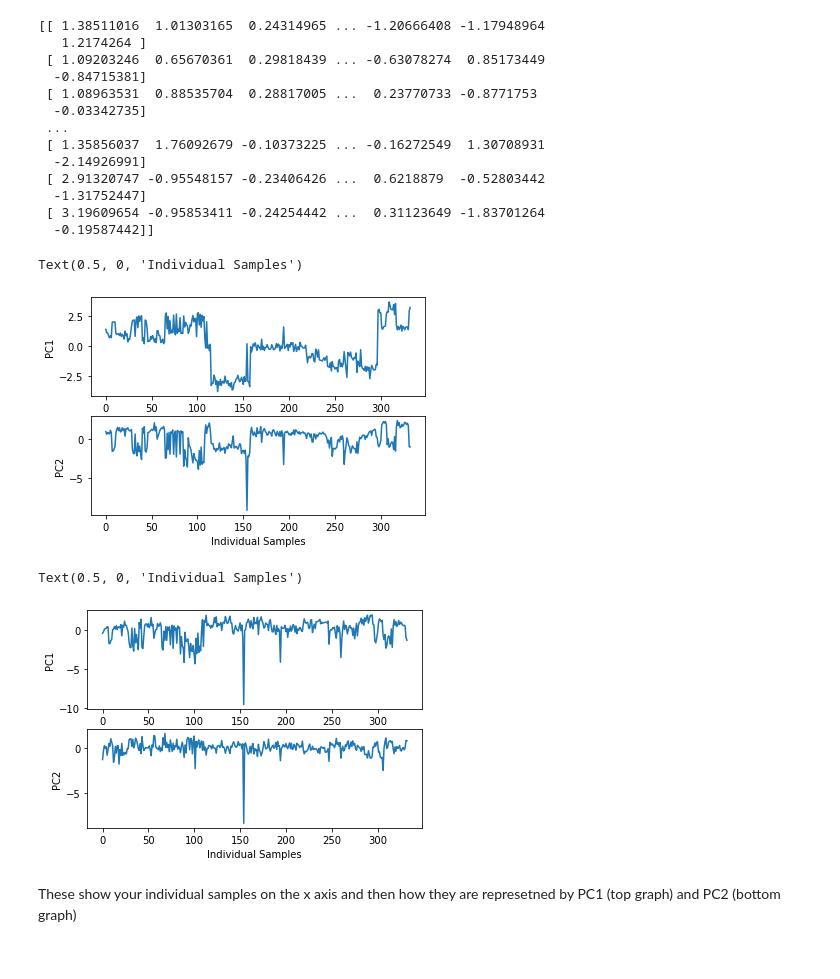
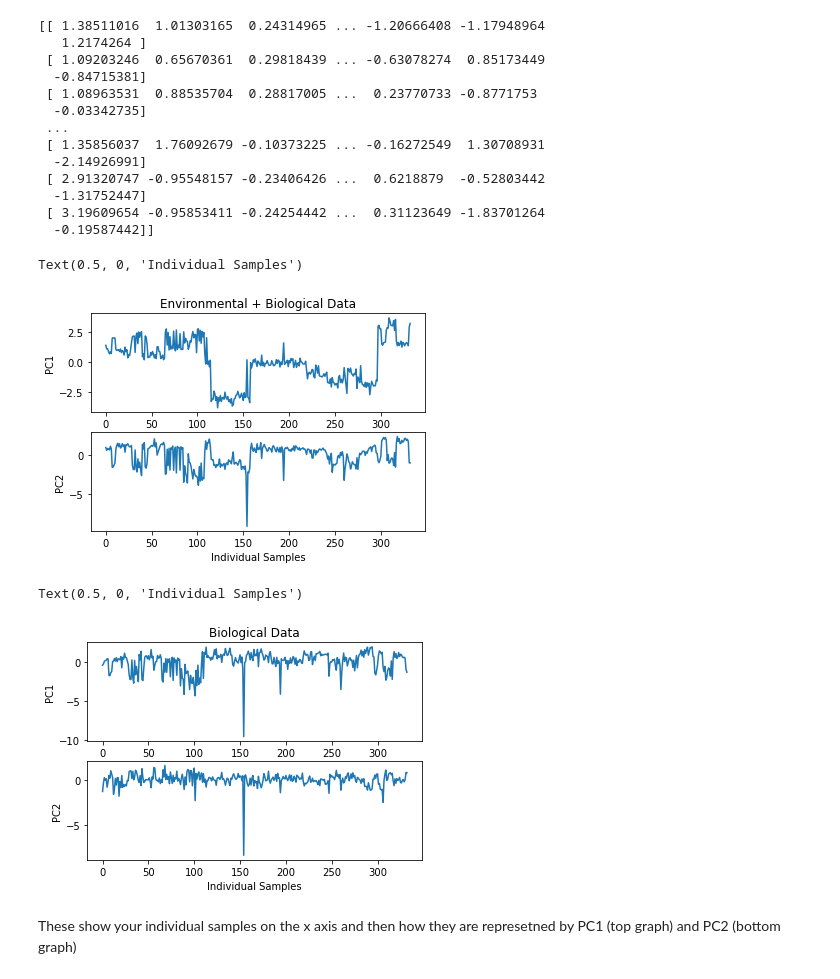
Before and after one commit to michaelamelanson/finalproject, a Jupyter notebook: project.ipynb, the cells around one changed output. Saved outputs shown, nothing was run; the diff lists cells and outputs as text; code cells hidden in the pictures.

```diff
--- a/project.ipynb
+++ b/project.ipynb
@@ -215,18 +215,20 @@ tau3 = np.matmul(env_data_norm,vec3)
 # %%
 plt.figure()
 plt.subplot(211)
+plt.title('Environmental + Biological Data')
 plt.ylabel('PC1')
 plt.plot(tau1[:,0])
 plt.subplot(212)
 plt.plot(tau1[:,1])
 plt.ylabel('PC2')
 plt.xlabel('Individual Samples')
 # %% [output]
 Text(0.5, 0, 'Individual Samples')
-[figure, old version]
+[figure, new version]
 # %%
 plt.figure()
 plt.subplot(211)
+plt.title('Biological Data')
 plt.plot(tau2[:,0])
 plt.ylabel('PC1')
 plt.subplot(212)
@@ -235,7 +237,7 @@ plt.ylabel('PC2')
 plt.xlabel('Individual Samples')
 # %% [output]
 Text(0.5, 0, 'Individual Samples')
-[figure, old version]
+[figure, new version]
 # %% [markdown]
 These show your individual samples on the x axis and then how they are represetned by PC1 (top graph) and PC2 (bottom graph)
 # %%
```
Also changed, not shown: parts of 1 cell of this notebook.
